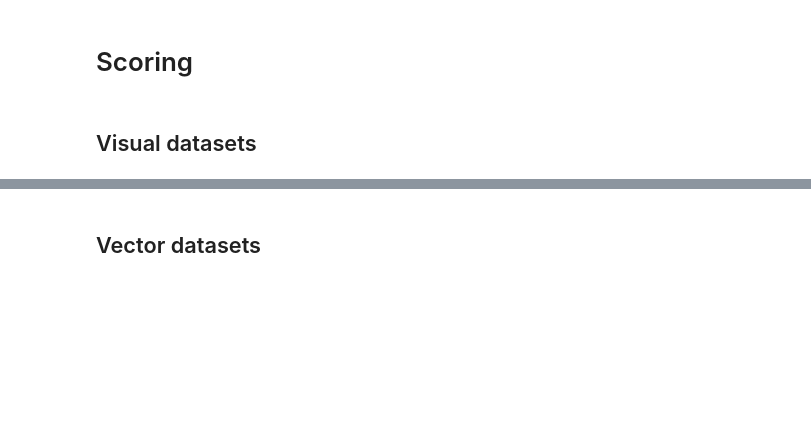
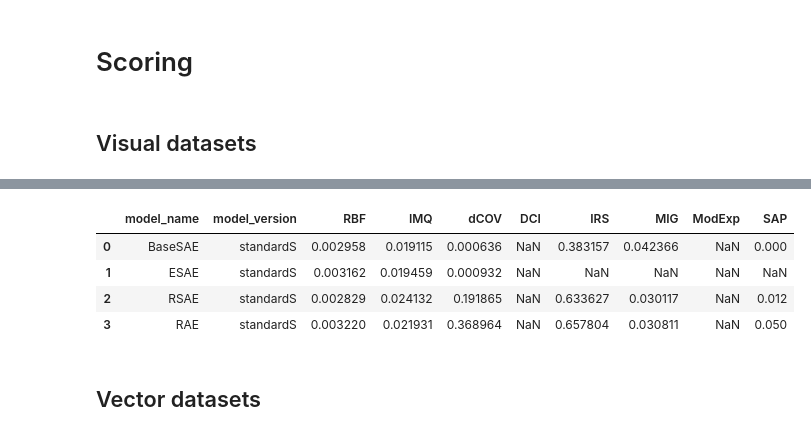
Before and after one commit to GiuliaLanzillotta/CausalAE, a Jupyter notebook: visualisations/Scoring.ipynb, the cells around one changed output, grey strips where cells are left out. Drawn from its saved outputs; the diff is of its cells as text; code cells hidden in the pictures; blank space fills up the shorter version.

```diff
--- a/visualisations/Scoring.ipynb
+++ b/visualisations/Scoring.ipynb
@@ -45,0 +39,22 @@ all_scores = []
+# %%
+#load all scores and save them in lists
+#extract relevan numbers from the lists and form a df
+# plot df with seaborn
+model_names = ["BaseSAE","ESAE","RSAE","RAE"]
+model_versions = [["standardS"], ["standardS"], ["standardS"], ["standardS"]]
+
+model_params=[]
+for i,model_n in enumerate(model_names):
+    for model_v in model_versions[i]:
+        _params = {"model_name":model_n,
+                   "model_version":model_v,
+                   "data":"MNIST"}
+        model_params.append(_params)
+# %%
+scores=[]
+for params in model_params:
+        handler = (VectorModelHandler.from_config(**params, verbose=False))
+        handler.config["logging_params"]["save_dir"] = "./logs"
+        if params["model_name"]=="ESAE":
+            handler.score_model(FID=False, disentanglement=False, orthogonality=True, save_scores=True)
+        scores.append(handler.load_scores(name="scoring"))
@@ -45,0 +77,19 @@ all_scores = []
+# %%
+# fill the dataframe
+scores_df = pd.DataFrame()
+scores_df["model_name"] = [params["model_name"] for params in model_params]
+scores_df["model_version"] = [params["model_version"] for params in model_params]
+for i,score_set in enumerate(scores):
+    try:
+        for k,v in score_set.items():
+            scores_df.loc[i,k] = v
+    except AttributeError:
+        continue
+# %%
+scores_df.drop("CAT", axis=1)
+# %% [output]
+|  | model_name | model_version | RBF | IMQ | dCOV | DCI | IRS | MIG | ModExp | SAP |
+| 0 | BaseSAE | standardS | 0.002958 | 0.019115 | 0.000636 | NaN | 0.383157 | 0.042366 | NaN | 0.000 |
+| 1 | ESAE | standardS | 0.003162 | 0.019459 | 0.000932 | NaN | NaN | NaN | NaN | NaN |
+| 2 | RSAE | standardS | 0.002829 | 0.024132 | 0.191865 | NaN | 0.633627 | 0.030117 | NaN | 0.012 |
+| 3 | RAE | standardS | 0.003220 | 0.021931 | 0.368964 | NaN | 0.657804 | 0.030811 | NaN | 0.050 |
```
Also changed, not shown: parts of 5 cells of this notebook, 25 other files.
